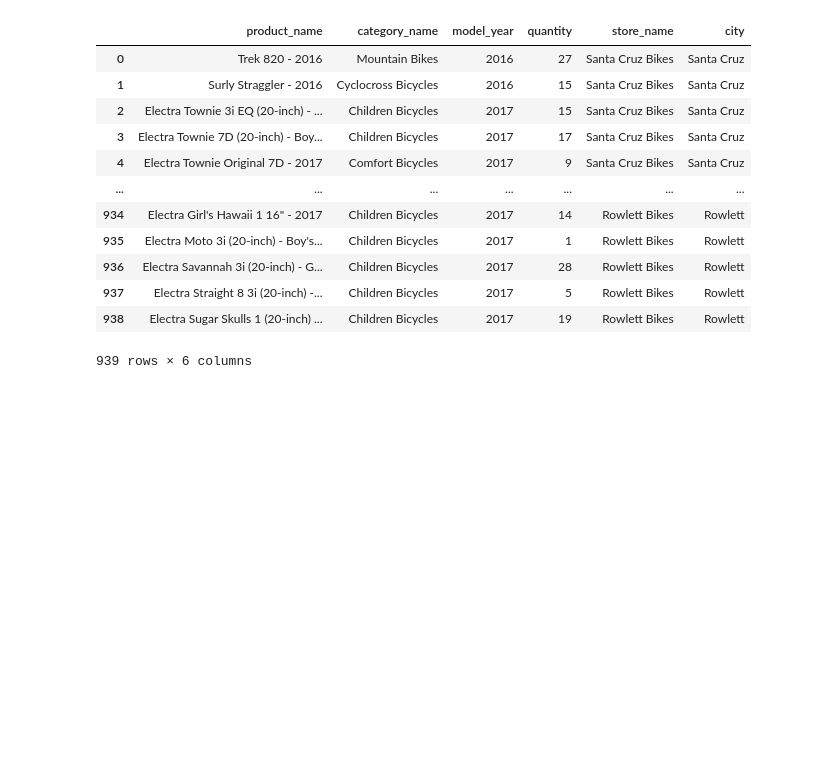
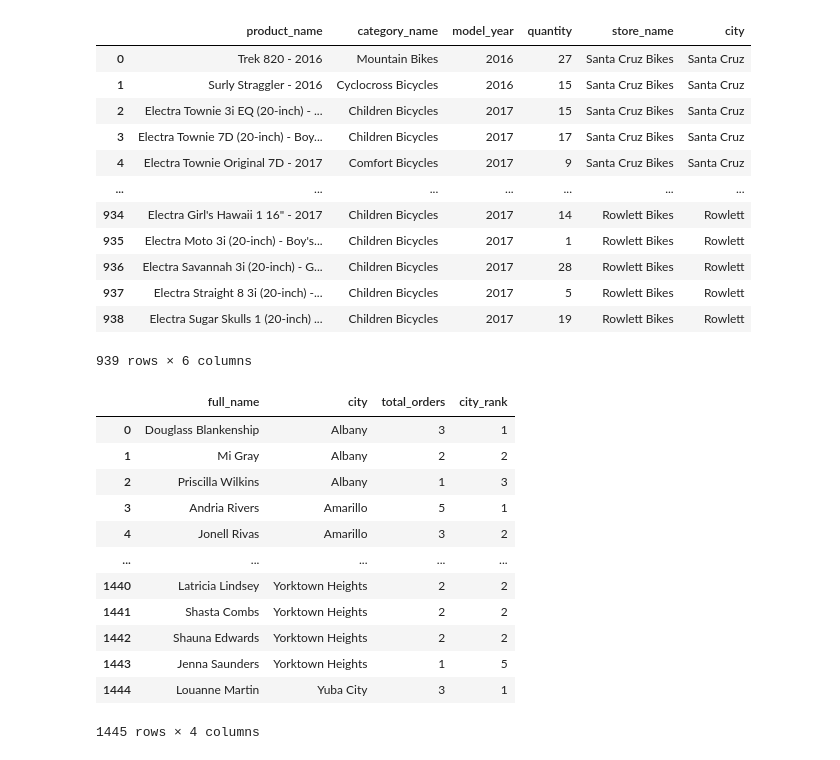
Before and after one commit to ddatnguyen97/SQL-Bike-Retail-Queries, a Jupyter notebook: Bike Store Queries.ipynb, the cells around one changed output. Cells and saved outputs as stored; diff of their text form; code cells hidden in the pictures; blank space fills up the shorter version.

Commit message:
Add partition

```diff
--- a/Bike Store Queries.ipynb
+++ b/Bike Store Queries.ipynb
@@ -518,3 +518,28 @@ df
 | 937 | Electra Straight 8 3i (20-inch) -... | Children Bicycles | 2017 | 5 | Rowlett Bikes | Rowlett |
 | 938 | Electra Sugar Skulls 1 (20-inch) ... | Children Bicycles | 2017 | 19 | Rowlett Bikes | Rowlett |
 939 rows × 6 columns
+# %%
+query = '''
+        select c.first_name + ' ' + c.last_name as full_name,
+              c.city, count(o.order_id) as total_orders,
+              rank() over (partition by c.city order by count(o.order_id) desc) as city_rank
+        from orders o join order_items oi on o.order_id = oi.order_id
+                     join customers c on o.customer_id = c.customer_id
+        group by c.first_name + ' ' + c.last_name, c.city
+'''
+df = pd.read_sql(query, connection)
+df
+# %% [output]
+|  | full_name | city | total_orders | city_rank |
+| 0 | Douglass Blankenship | Albany | 3 | 1 |
+| 1 | Mi Gray | Albany | 2 | 2 |
+| 2 | Priscilla Wilkins | Albany | 1 | 3 |
+| 3 | Andria Rivers | Amarillo | 5 | 1 |
+| 4 | Jonell Rivas | Amarillo | 3 | 2 |
+| ... | ... | ... | ... | ... |
+| 1440 | Latricia Lindsey | Yorktown Heights | 2 | 2 |
+| 1441 | Shasta Combs | Yorktown Heights | 2 | 2 |
+| 1442 | Shauna Edwards | Yorktown Heights | 2 | 2 |
+| 1443 | Jenna Saunders | Yorktown Heights | 1 | 5 |
+| 1444 | Louanne Martin | Yuba City | 3 | 1 |
+1445 rows × 4 columns
```
Also changed, not shown: parts of 7 cells of this notebook.
